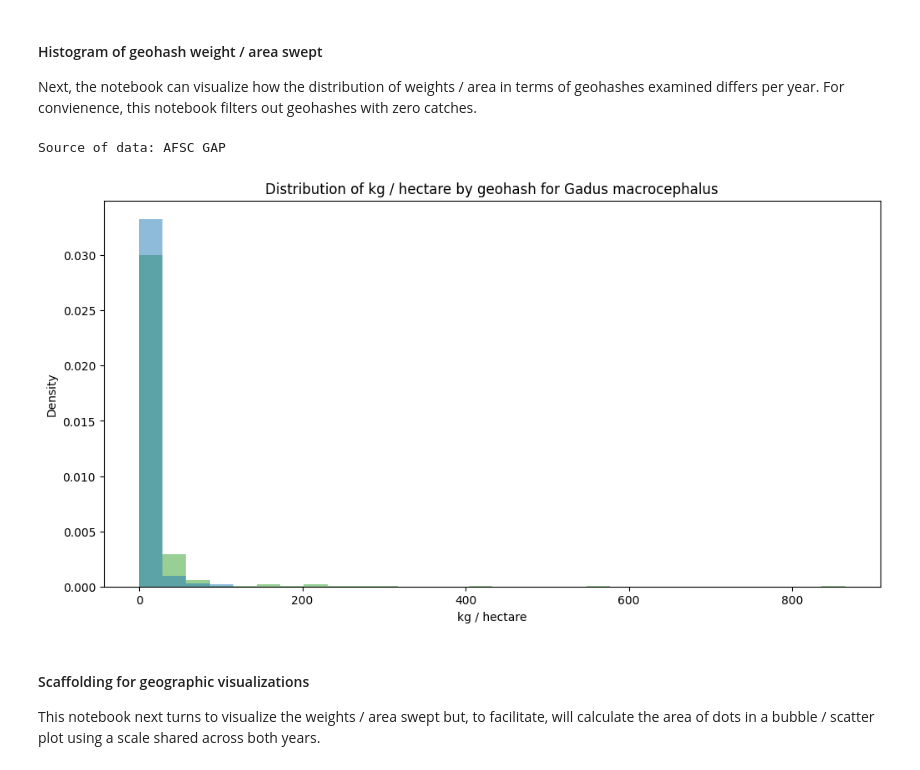
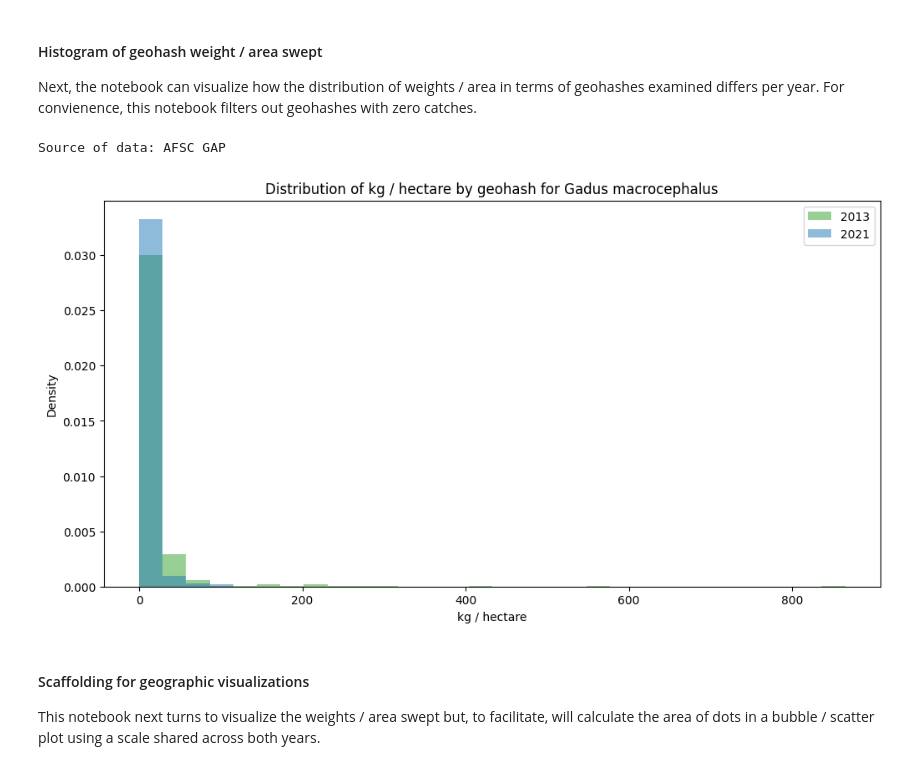
Before and after one commit to SchmidtDSE/afscgap, a Jupyter notebook: notebooks/cod.ipynb, the cells around one changed output. Saved outputs shown, nothing was run; the diff lists cells and outputs as text; code cells hidden in the pictures.

```diff
--- a/notebooks/cod.ipynb
+++ b/notebooks/cod.ipynb
@@ -279,16 +240,31 @@ max_value = max([frame_after['weightPerArea'].max(), frame_before['weightPerArea
 # %%
 fig = matplotlib.pyplot.figure(figsize=(12,6))
 ax = fig.add_subplot(111)
-ax.hist(frame_before['weightPerArea'], 30, range=[0, max_value], color=BEFORE_COLOR, density=True)
-ax.hist(frame_after['weightPerArea'], 30, range=[0, max_value], color=AFTER_COLOR, density=True)
+ax.hist(
+    frame_before['weightPerArea'],
+    30,
+    range=[0, max_value],
+    color=BEFORE_COLOR,
+    density=True,
+    label=BEFORE_YEAR
+)
+ax.hist(
+    frame_after['weightPerArea'],
+    30,
+    range=[0, max_value],
+    color=AFTER_COLOR,
+    density=True,
+    label=AFTER_YEAR
+)
 ax.set_title('Distribution of kg / hectare by geohash for %s' % SPECIES)
 ax.set_xlabel('kg / hectare')
 ax.set_ylabel('Density')
+ax.legend()
 
 print('Source of data: AFSC GAP')
 # %% [output]
 Source of data: AFSC GAP
-[figure, old version]
+[figure, new version]
 # %% [markdown]
 #### Scaffolding for geographic visualizations
 
```
Also changed, not shown: parts of 14 cells of this notebook.
